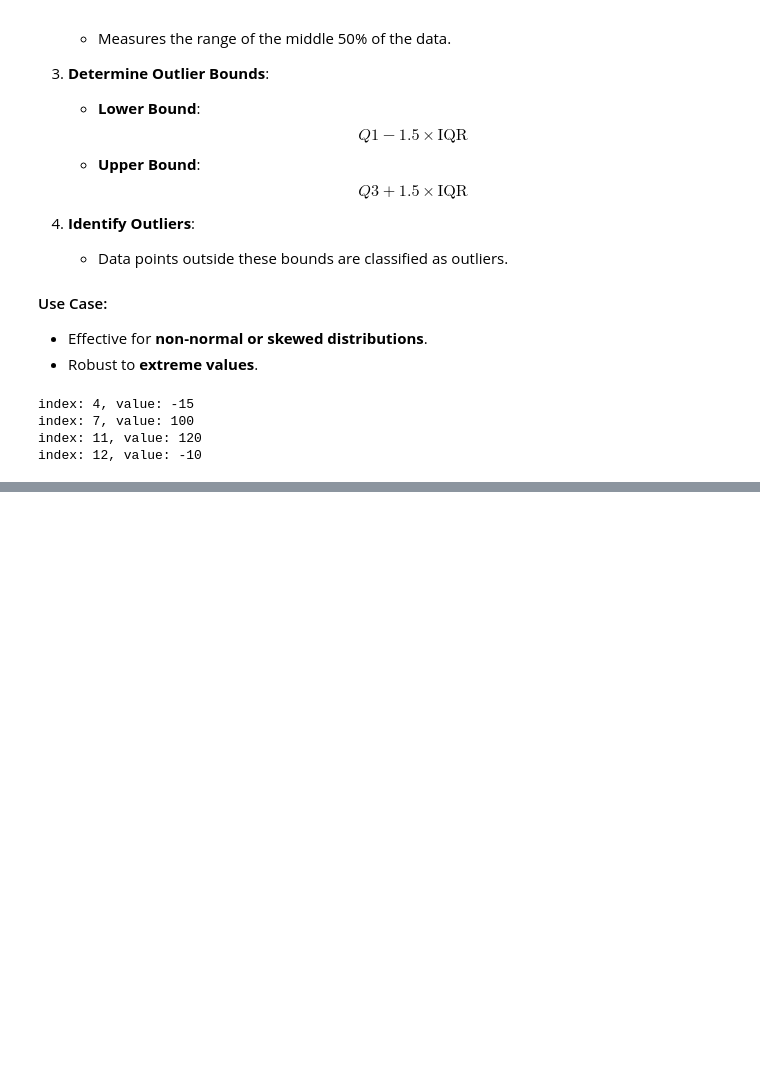
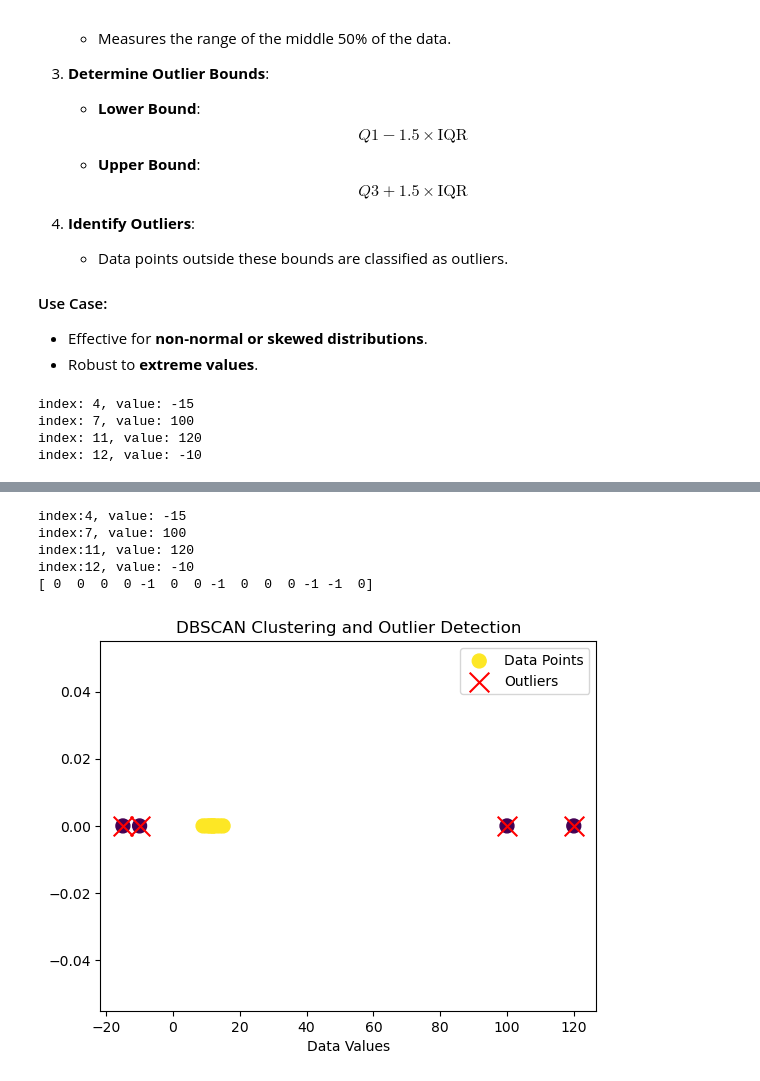
Before and after one commit to mitibabaei/Algorithmic_DataScience_Questions, a Jupyter notebook: 04_anomaly_detection.ipynb, the cells around one changed output, grey strips where cells are left out. Cells and saved outputs as stored; diff of their text form; code cells hidden in the pictures; blank space fills up the shorter version.

```diff
--- a/04_anomaly_detection.ipynb
+++ b/04_anomaly_detection.ipynb
@@ -117,3 +118,23 @@ Identifies outliers based on the concept of isolation.
 #### Use Case:
 - Handles **high-dimensional data** and **non-linear relationships**.
 - Suitable for **large-scale datasets**.
+# %%
+from sklearn.ensemble import IsolationForest
+
+def detect_outliers_isolation_forest(data):
+    data  = np.array(data).reshape(-1,1)
+    model = IsolationForest(contamination = 0.3, random_state = 42)
+    # contamination helps the model determine the threshold for labeling points as outliers. Here specifies that 30% of the data points are expected to be anomalies.
+    # random_state ensures that the random operations are reproducible.
+    model.fit(data) # Trains the Isolation Forest model on the input data.
+    predictions = model.predict(data) #Predicts and lable whether each data point is an anomaly or normal
+    #predictions is a 1D array containing the predicted labels for each data point
+    return [i for i, pred in enumerate(predictions) if pred == -1]
+
+
+#---------------------
+#Example
+#---------------------
+outliers_iqr = detect_outliers_isolation_forest(data)
+for index in outliers_iqr:
+    print(f"index: {index}, value: {data[index]}")
@@ -119,0 +165,41 @@ Identifies outliers based on the concept of isolation.
+# %%
+from sklearn.cluster import DBSCAN
+
+def detect_outliers_dbscan(data, eps, min_samples):
+    # eps: The maximum distance between two points to be considered as neighbors.
+    # min_samples: The minimum number of points required to form a dense region (including the core point itself).
+    data = np.array(data).reshape(-1, 1)
+    model = DBSCAN(eps = eps, min_samples = min_samples)
+    labels = model.fit_predict(data)
+    outliers_indices = [i for i, label in enumerate (labels) if label == -1]
+    return outliers_indices , labels
+
+
+#---------------------
+#Example
+#---------------------
+
+outliers_dbscan, labels  = detect_outliers_dbscan(data, 1, 2)
+for index in outliers_dbscan:
+    print(f"index:{index}, value: {data[index]}")
+
+
+#---------------------
+# Plot the results
+#---------------------
+import matplotlib.pyplot as plt
+print(labels)
+data = np.array(data)
+plt.scatter(data, np.zeros_like(data), c=len(), cmap='viridis', marker='o', s=100, label="Data Points")
+plt.scatter(data[outliers_dbscan], np.zeros_like(data[outliers_dbscan]), c='red', marker='x', s=200, label="Outliers")
+plt.title("DBSCAN Clustering and Outlier Detection")
+plt.xlabel("Data Values")
+plt.legend()
+plt.show()
+# %% [output]
+index:4, value: -15
+index:7, value: 100
+index:11, value: 120
+index:12, value: -10
+[ 0  0  0  0 -1  0  0 -1  0  0  0 -1 -1  0]
+[figure, added]
```
Also changed, not shown: parts of 5 cells of this notebook.
